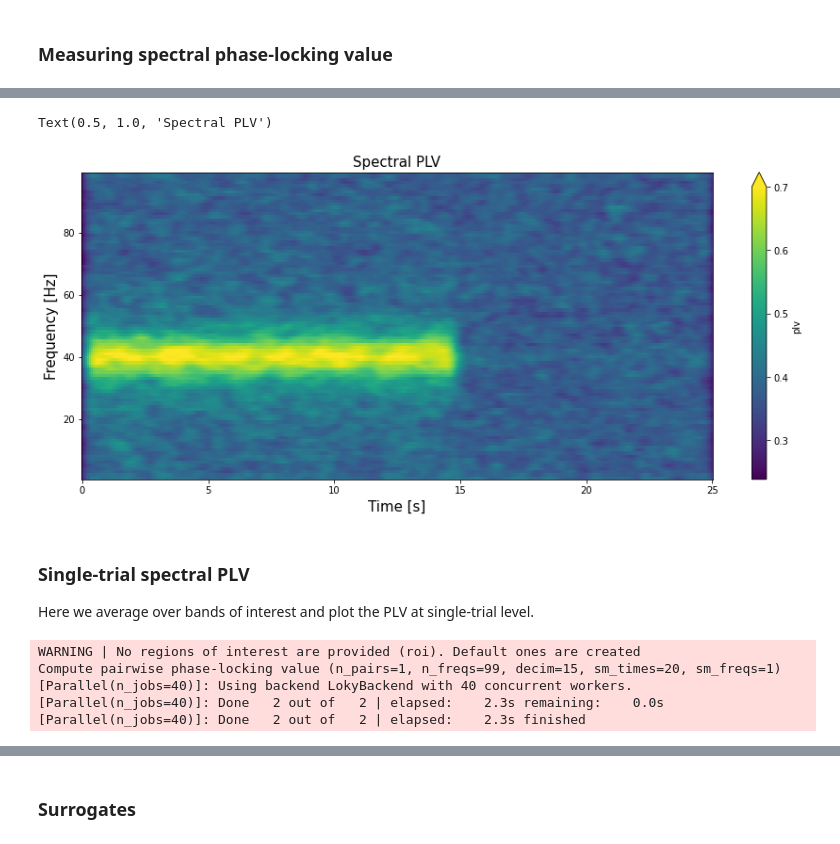
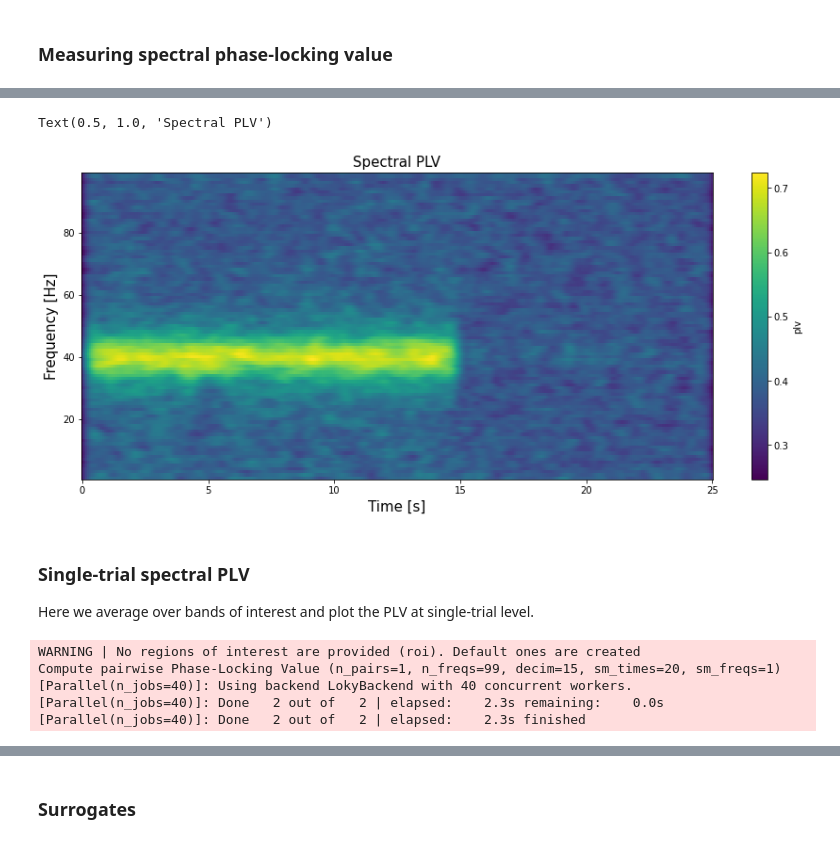
Before and after one commit to ViniciusLima94/GrayData-Analysis, a Jupyter notebook: notebooks/3.0.2. Example PLV computation.ipynb, the cells around one changed output, grey strips where cells are left out. Cells and saved outputs as stored; diff of their text form; code cells hidden in the pictures.

```diff
--- a/notebooks/3.0.2. Example PLV computation.ipynb
+++ b/notebooks/3.0.2. Example PLV computation.ipynb
@@ -89,12 +89,12 @@ n_cycles = freqs / 2.
 
 kw = dict(
     freqs=freqs, times="times", roi=None, foi=None, n_jobs=-1,
-    mode='morlet', n_cycles=n_cycles, decim=15,
+    mode='morlet', n_cycles=n_cycles, decim=15, metric="plv",
     sm_times=1.5, sm_freqs=1, block_size=1
 )
 
 # compute the coherence
-plv = conn_plv(X, **kw)
+plv = conn_spec(X, **kw)
 
 end = time.time()
 
@@ -109,12 +109,12 @@ Elapsed time to load super-tensor: 5.996539115905762 sec.
 # %%
 plt.figure(figsize=(15,6))
-plv.isel(roi=0).mean(dim="trials").plot.imshow(x="times", y="freqs", vmax=.7)
+plv.isel(roi=0).mean(dim="trials").plot.imshow(x="times", y="freqs")
 plt.ylabel('Frequency [Hz]', fontsize=15)
 plt.xlabel('Time [s]', fontsize=15)
 plt.title('Spectral PLV', fontsize=15)
 # %% [output]
 Text(0.5, 1.0, 'Spectral PLV')
-[figure, old version]
+[figure, new version]
 # %% [markdown]
 ### Single-trial spectral PLV
 
@@ -128,10 +128,10 @@ kw["foi"]          = foi   = np.array([
                                         [75., 100.],
                                             ])
 
-plv = conn_plv(X, **kw)
+plv = conn_spec(X, **kw)
 # %% [output]
 WARNING | No regions of interest are provided (roi). Default ones are created
-Compute pairwise phase-locking value (n_pairs=1, n_freqs=99, decim=15, sm_times=20, sm_freqs=1)
+Compute pairwise Phase-Locking Value (n_pairs=1, n_freqs=99, decim=15, sm_times=20, sm_freqs=1)
 [Parallel(n_jobs=40)]: Using backend LokyBackend with 40 concurrent workers.
 [Parallel(n_jobs=40)]: Done   2 out of   2 | elapsed:    2.3s remaining:    0.0s
 [Parallel(n_jobs=40)]: Done   2 out of   2 | elapsed:    2.3s finished
```
Also changed, not shown: parts of 7 cells of this notebook, 6 other files.
